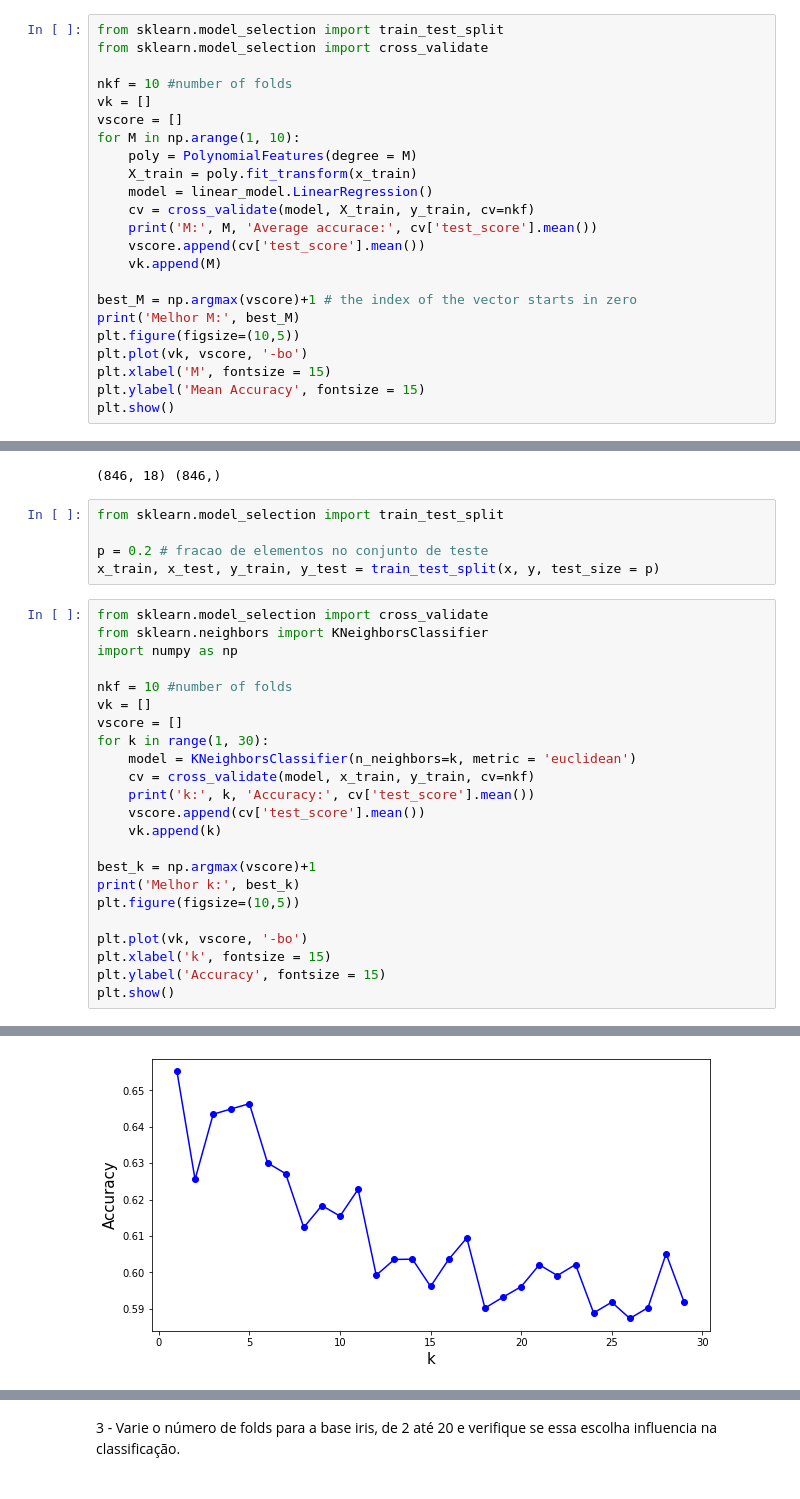
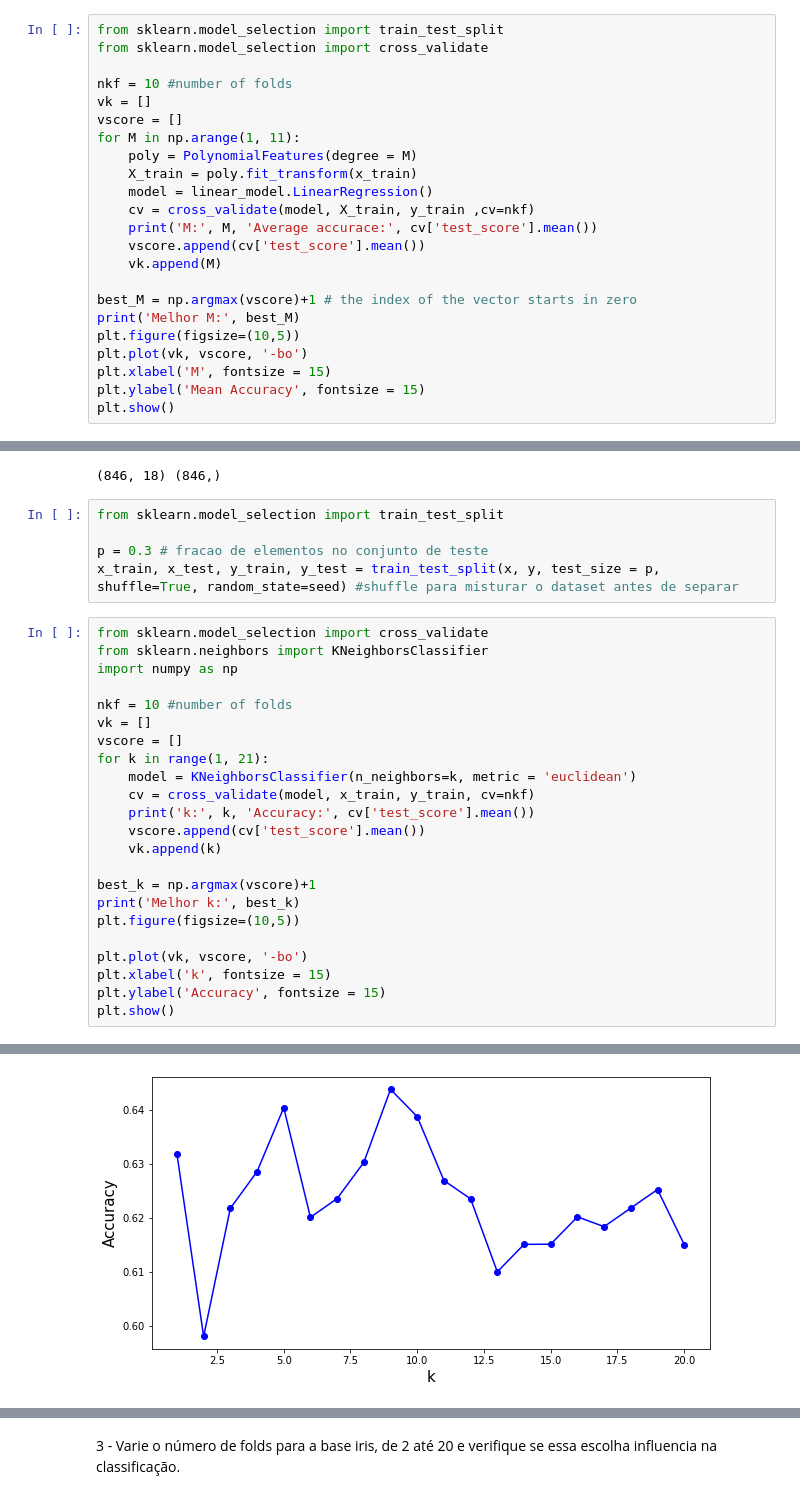
Before and after one commit to jpducatti/mba_data_science_usp, a Jupyter notebook: introducao_ciencia_dados/modulo_2/Aula2.ipynb, the cells around one changed output, grey strips where cells are left out. Drawn from its saved outputs; the diff is of its cells as text.

Commit message:
adding shuffle=true and seed

```diff
--- a/introducao_ciencia_dados/modulo_2/Aula2.ipynb
+++ b/introducao_ciencia_dados/modulo_2/Aula2.ipynb
@@ -565,11 +565,11 @@ from sklearn.model_selection import cross_validate
 nkf = 10 #number of folds
 vk = []
 vscore = []
-for M in np.arange(1, 10):
+for M in np.arange(1, 11):
     poly = PolynomialFeatures(degree = M)
     X_train = poly.fit_transform(x_train)
     model = linear_model.LinearRegression()
-    cv = cross_validate(model, X_train, y_train, cv=nkf)
+    cv = cross_validate(model, X_train, y_train ,cv=nkf)
     print('M:', M, 'Average accurace:', cv['test_score'].mean())
     vscore.append(cv['test_score'].mean())
     vk.append(M)
@@ -649,8 +653,8 @@ print(x.shape, y.shape)
 # %%
 from sklearn.model_selection import train_test_split
 
-p = 0.2 # fracao de elementos no conjunto de teste
-x_train, x_test, y_train, y_test = train_test_split(x, y, test_size = p)
+p = 0.3 # fracao de elementos no conjunto de teste
+x_train, x_test, y_train, y_test = train_test_split(x, y, test_size = p, shuffle=True, random_state=seed) #shuffle para misturar o dataset antes de separar
 # %%
 from sklearn.model_selection import cross_validate
 from sklearn.neighbors import KNeighborsClassifier
@@ -659,7 +663,7 @@ import numpy as np
 nkf = 10 #number of folds
 vk = []
 vscore = []
-for k in range(1, 30):
+for k in range(1, 21):
     model = KNeighborsClassifier(n_neighbors=k, metric = 'euclidean')
     cv = cross_validate(model, x_train, y_train, cv=nkf)
     print('k:', k, 'Accuracy:', cv['test_score'].mean())
@@ -695,4 +699,4 @@ Melhor k: 1
-[figure, old version]
+[figure, new version]
 # %%
 from sklearn.metrics import accuracy_score
 
```
Also changed, not shown: parts of 4 cells of this notebook, 3 other files.
